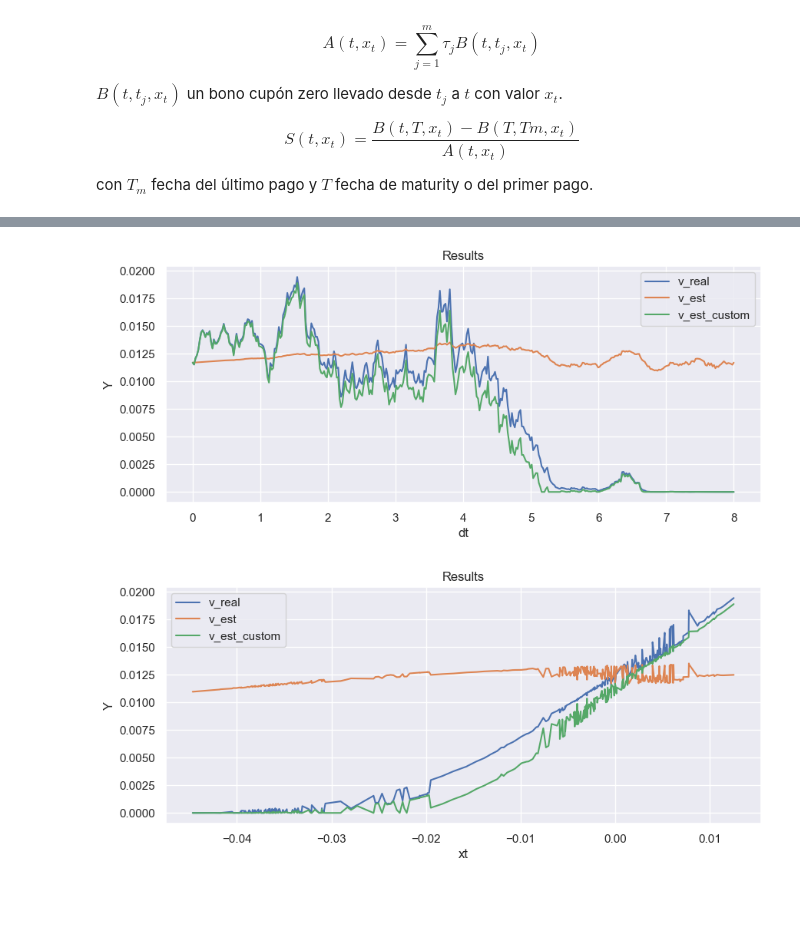
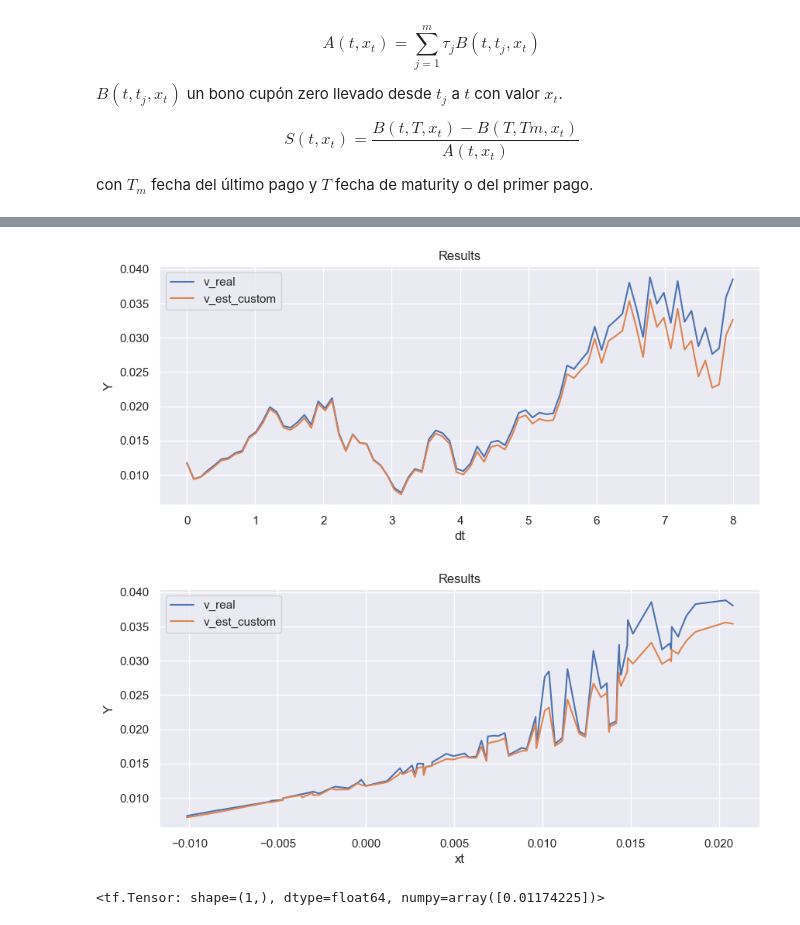
Before and after one commit to borjaf696/LGM_BFSDE, a Jupyter notebook: notebooks/test_phis.ipynb, the cells around one changed output, grey strips where cells are left out. Drawn from its saved outputs; the diff is of its cells as text; code cells hidden in the pictures; blank space fills up the shorter version.

Commit message:
NOREF: small fixes on Swaption equations

```diff
--- a/notebooks/test_phis.ipynb
+++ b/notebooks/test_phis.ipynb
@@ -324,7 +324,7 @@ results_t = {
     t: None for t in range(1, T)
 }
 # Steps per year
-nsteps_per_year = 48
+nsteps_per_year = 10
 # Params for check
 nsteps = T * nsteps_per_year
 # Fixed params
@@ -347,6 +347,6 @@ data, _ = simulate(
 To enable the following instructions: AVX2 FMA, in other operations, rebuild TensorFlow with the appropriate compiler flags.
 # %%
-# Get data to process the ZeroBound
+# Get data to process the ZeroBond
 delta_x = data.delta_x_0.values
 xt = data.X_0.values
 dt = data.dt.values
@@ -401,7 +401,7 @@ v = np.ones((batch_size, nsteps)) * np.float64(v_real_reshaped[0, 0])
 v_custom = np.ones((batch_size, nsteps)) * np.float64(v_real_reshaped[0, 0])
 for i in range(1, nsteps):
     v[:, i] = (v[:, i - 1] + grads_reshaped[:, i - 1] * delta_x_reshaped[:, i])
-    v_custom[:, i] = max((v_custom[:, i - 1] + grad_custom_reshaped[:, i - 1] * delta_x_reshaped[:, i]), 0)
+    v_custom[:, i] = (v_custom[:, i - 1] + grad_custom_reshaped[:, i - 1] * delta_x_reshaped[:, i])
 # Calculate errors absolute
 v_real = np.array(tf.reshape(v_real_reshaped, -1))
 v_column = np.array(tf.reshape(v, -1)) * n_tensor.numpy()
@@ -415,9 +415,21 @@ df_results["absolute_error"] = (df_results.v_real - df_results.v_est).abs()
 # Store results
 results_t[int(T)] = df_results.absolute_error.mean()
 # %%
-VisualizationHelper.plot_multiple_series(df_results, x = "dt", values_column = ["v_real", "v_est", "v_est_custom"], xlabel="dt")
-VisualizationHelper.plot_multiple_series(df_results, x = "xt", values_column = ["v_real", "v_est", "v_est_custom"], xlabel="xt")
+VisualizationHelper.plot_multiple_series(df_results, x = "dt", values_column = ["v_real", "v_est_custom"], xlabel = "dt")
+VisualizationHelper.plot_multiple_series(df_results, x = "xt", values_column = ["v_real", "v_est_custom"], xlabel = "xt")
 # %% [output]
-[figure, old version]
+[figure, new version]
-[figure, old version]
+[figure, new version]
+# %%
+cond = df_results.xt == 0
+Swaption.Swaption_test(
+    xn = tf.convert_to_tensor(df_results.loc[cond].xt.values, dtype = tf.float64),
+    t = tf.convert_to_tensor(df_results.loc[cond].dt.values, dtype = tf.float64),
+    Ti = T,
+    Tm = Tm,
+    ct = tf.convert_to_tensor(df_results.loc[cond].ct.values, dtype = tf.float64),
+    cT = tf.convert_to_tensor(df_results.ct.max(), dtype = tf.float64),
+)
+# %% [output]
+<tf.Tensor: shape=(1,), dtype=float64, numpy=array([0.01174225])>
 # %%
```
Also changed, not shown: parts of 8 cells of this notebook, 2 other files.
